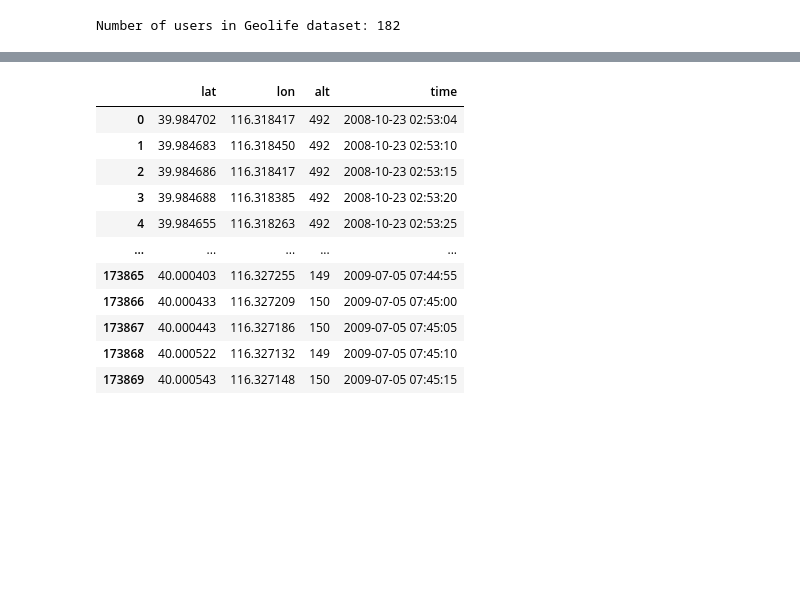
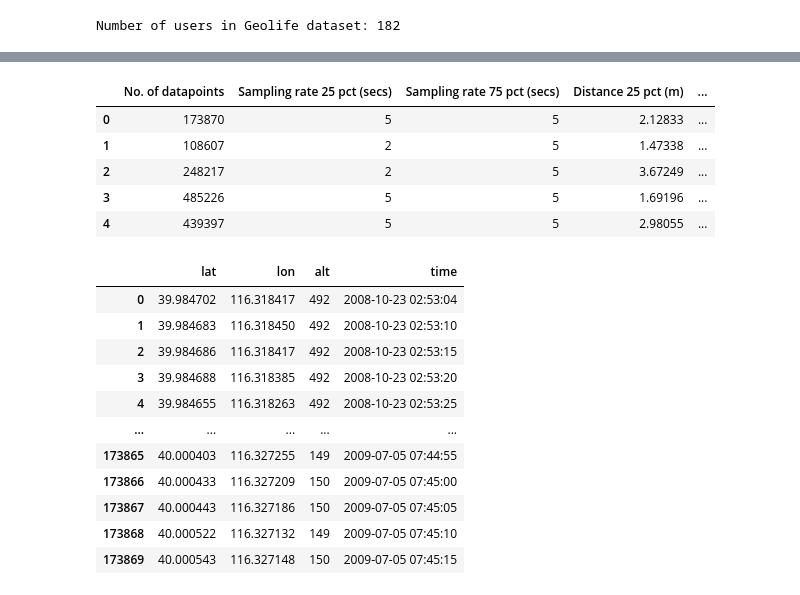
Before and after one commit to tyqiangz/Trajectory-Data-Mining, a Jupyter notebook: Trajectory Data Mining.ipynb, the cells around one changed output, grey strips where cells are left out. Saved outputs shown, nothing was run; the diff lists cells and outputs as text; code cells hidden in the pictures; blank space fills up the shorter version.

```diff
--- a/Trajectory Data Mining.ipynb
+++ b/Trajectory Data Mining.ipynb
@@ -62,0 +82,30 @@ Wall time: 21min 42s
+# %%
+def getSummaryStatistic(df_list):
+    '''
+    assumptions: the dataframes are already sorted by increasing time
+
+    :param df: a list of dataframes, each dataframe should have the variable `time`
+    :return summary_df: a dataframe containing summary statistics about `df`
+    '''
+    summary_df = pd.DataFrame(columns=["No. of datapoints", "Sampling rate 25 pct (secs)", "Sampling rate 75 pct (secs)",
+                                       "Distance 25 pct (m)", "Distance 75 pct (m)"])
+
+    for i in range(len(df_list)):
+        df = df_list[i]
+        if len(df) == 0:
+            continue
+        timeInt = (df.time[1:].reset_index(drop=True) - df.time[:-1]).astype('timedelta64[s]')
+        dist_df = pd.concat([df.lon[:-1].reset_index(drop=True),
+                             df.lat[:-1].reset_index(drop=True),
+                             df.lon[1:].reset_index(drop=True),
+                             df.lat[1:].reset_index(drop=True)], axis=1)
+        dist_numpy = dist_df.to_numpy()
+        distInt = np.apply_along_axis(lambda x: haversine(x[0], x[1], x[2], x[3]), 1, dist_numpy)
+        summary_df.loc[i,:] = [len(df), np.percentile(timeInt, 25), np.percentile(timeInt, 75),\
+                               np.percentile(distInt, 25), np.percentile(distInt, 75)]
+
+    return summary_df
+# %%
+%%time
+%%prun
+summary_df = getSummaryStatistic(trajDataFrames)
@@ -63,3 +114,12 @@ Wall time: 21min 42s
+# %%
+summary_df
+# %% [output]
+|  | No. of datapoints | Sampling rate 25 pct (secs) | Sampling rate 75 pct (secs) | Distance 25 pct (m) | ... |
+| 0 | 173870 | 5 | 5 | 2.12833 | ... |
+| 1 | 108607 | 2 | 5 | 1.47338 | ... |
+| 2 | 248217 | 2 | 5 | 3.67249 | ... |
+| 3 | 485226 | 5 | 5 | 1.69196 | ... |
+| 4 | 439397 | 5 | 5 | 2.98055 | ... |
 # %%
 trajDataFrames[0]
 # %% [output]
```
Also changed, not shown: parts of 56 cells of this notebook, 13 other files.
